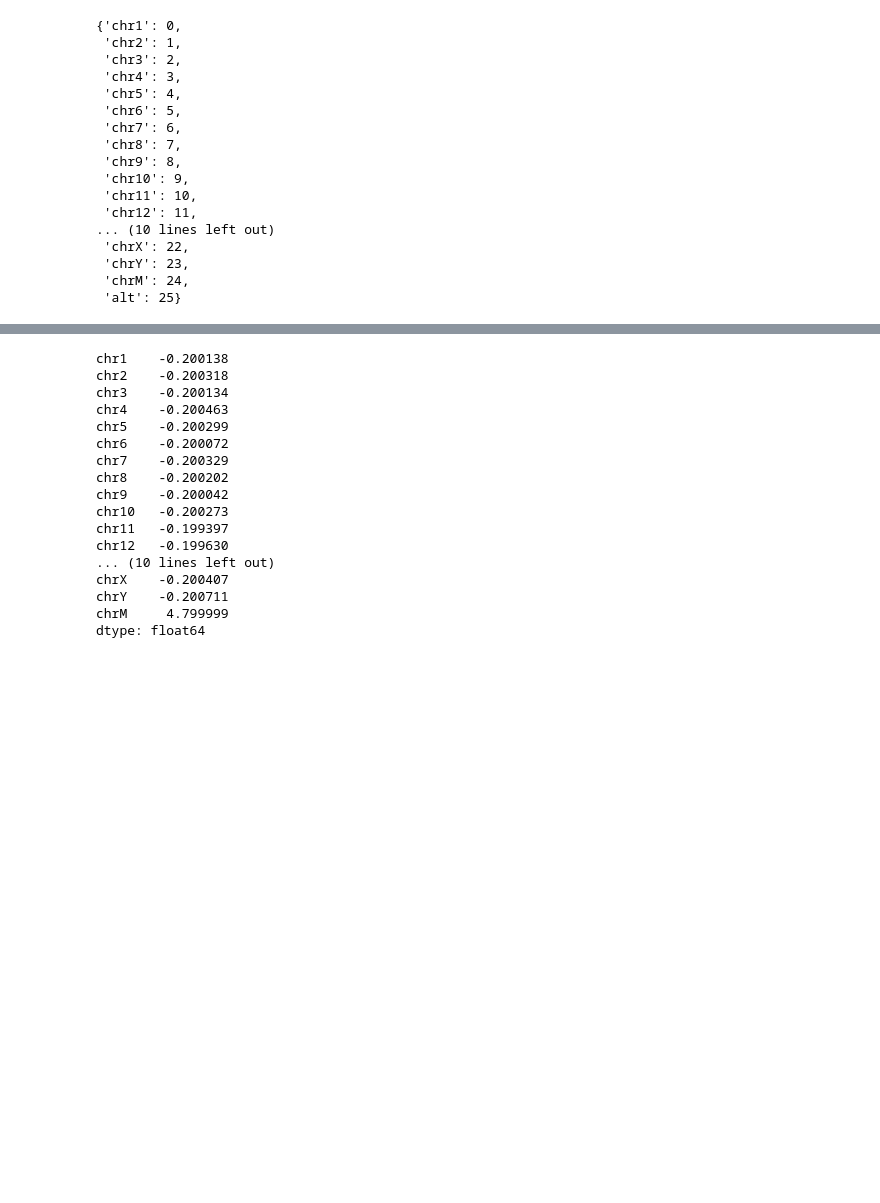
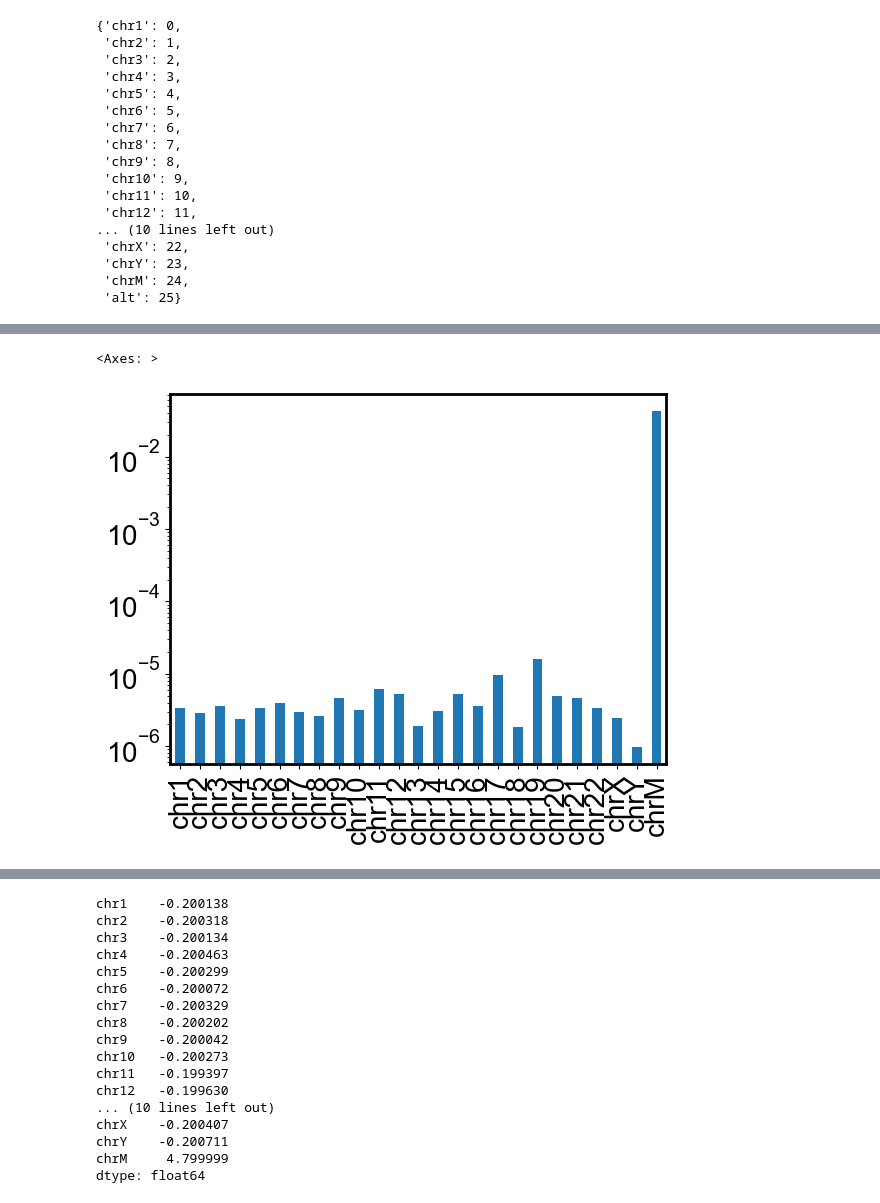
Before and after one commit to cauliyang/deepchopper-paper, a Jupyter notebook: figures/figures.ipynb, the cells around one changed output, grey strips where cells are left out. Cells and saved outputs as stored; diff of their text form; code cells hidden in the pictures; blank space fills up the shorter version.

```diff
--- a/figures/figures.ipynb
+++ b/figures/figures.ipynb
@@ -1566 +1566,7 @@ chrM     0.345947
 dtype: float64
+# %%
+total_chrom_connection_per_chrom_by_chrom_length.plot(kind="bar")
+plt.yscale("log")
+# %% [output]
+<Axes: >
+[figure, added]
```
Also changed, not shown: parts of 19 cells of this notebook, 5 other files.
